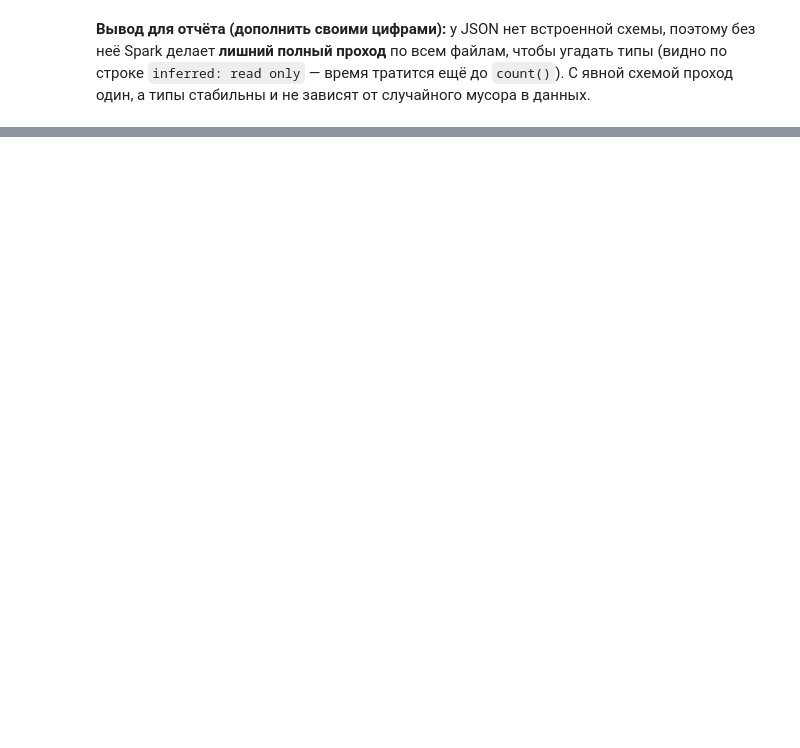
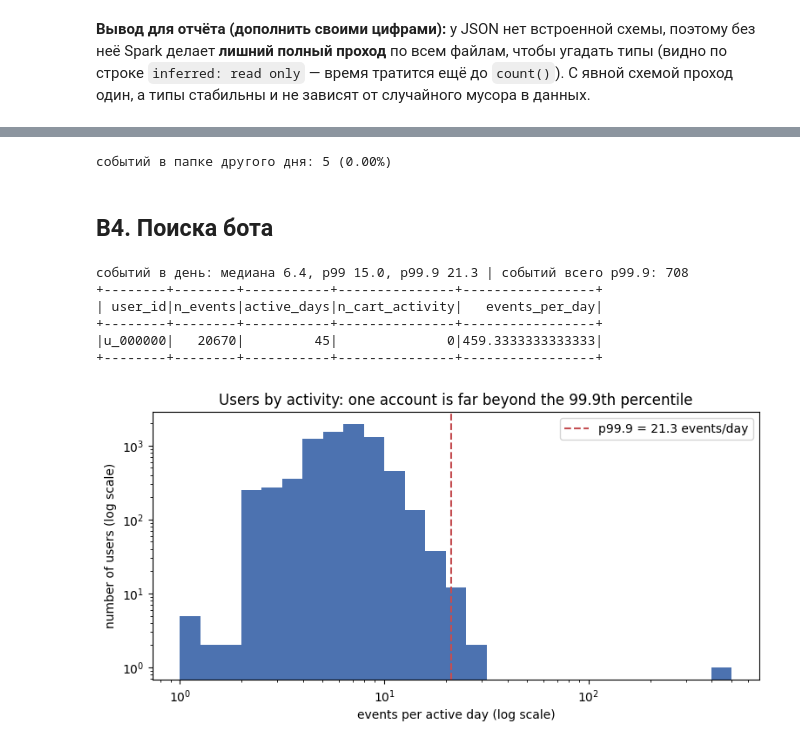
Before and after one commit to danaibaidullina/shopstream-spark, a Jupyter notebook: ibaidullina.ipynb, the cells around one changed output, grey strips where cells are left out. Saved outputs shown, nothing was run; the diff lists cells and outputs as text; code cells hidden in the pictures; blank space fills up the shorter version.

```diff
--- a/ibaidullina.ipynb
+++ b/ibaidullina.ipynb
@@ -217,0 +370,60 @@ n_raw = 550883
+# %%
+# Сколько событий лежит в папке "не своего" дня (пришло после полуночи, а случилось накануне)
+late = silver_base.filter(F.to_date("ingest_ts") != F.col("event_date")).count()
+print(f"событий в папке другого дня: {late} ({late / N_SILVER:.2%})")
+# %% [output]
+событий в папке другого дня: 5 (0.00%)
+# %% [markdown]
+## B4. Поиска бота
+# %%
+# ===== Статистика по каждому пользователю =====
+user_stats = (silver_base.groupBy("user_id").agg(
+                  F.count("*").alias("n_events"),
+                  F.countDistinct("event_date").alias("active_days"),
+                  F.sum(F.when(F.col("event_type") != "view", 1).otherwise(0)).alias("n_cart_activity"))
+              .withColumn("events_per_day", F.col("n_events") / F.col("active_days"))
+              .cache())
+
+# Пороги берём из самих данных: 99.9-й перцентиль (выше него только 0.1% пользователей)
+p = user_stats.agg(
+        F.percentile_approx("events_per_day", [0.5, 0.99, 0.999], 100000).alias("epd"),
+        F.percentile_approx("n_events", 0.999, 100000).alias("n999")).first()
+EPD_P50, EPD_P99, EPD_P999 = p["epd"]
+N_P999 = p["n999"]
+print(f"событий в день: медиана {EPD_P50:.1f}, p99 {EPD_P99:.1f}, p99.9 {EPD_P999:.1f} | событий всего p99.9: {N_P999}")
+
+bot_rule = ((F.col("events_per_day") > EPD_P999)
+            & (F.col("n_events") > N_P999)
+            & (F.col("n_cart_activity") == 0))
+
+bots = user_stats.filter(bot_rule)
+bots.show()
+# %% [output]
+событий в день: медиана 6.4, p99 15.0, p99.9 21.3 | событий всего p99.9: 708
++--------+--------+-----------+---------------+-----------------+
+| user_id|n_events|active_days|n_cart_activity|   events_per_day|
++--------+--------+-----------+---------------+-----------------+
+|u_000000|   20670|         45|              0|459.3333333333333|
++--------+--------+-----------+---------------+-----------------+
+# %%
+# ===== График распределения (считаем гистограмму в Spark, в pandas — только ~50 корзинок) =====
+import matplotlib.pyplot as plt
+import numpy as np
+
+hist = (user_stats
+        .withColumn("bin", F.floor(F.log10("events_per_day") * 10) / 10)   # корзинки шириной 0.1 по log10
+        .groupBy("bin").count().orderBy("bin").toPandas())
+
+fig, ax = plt.subplots(figsize=(9, 4))
+ax.bar(10 ** hist["bin"], hist["count"], width=10 ** (hist["bin"] + 0.1) - 10 ** hist["bin"],
+       align="edge", color="#4C72B0")
+ax.axvline(EPD_P999, color="#C44E52", linestyle="--", label=f"p99.9 = {EPD_P999:.1f} events/day")
+ax.set_xscale("log"); ax.set_yscale("log")
+ax.set_xlabel("events per active day (log scale)")
+ax.set_ylabel("number of users (log scale)")
+ax.set_title("Users by activity: one account is far beyond the 99.9th percentile")
+ax.legend()
+plt.savefig(f"{RESULTS}/B_bot_distribution.png", dpi=150, bbox_inches="tight")
+plt.show()
+# %% [output]
+[figure, added]
```
Also changed, not shown: parts of 22 cells of this notebook, 6 other files.
